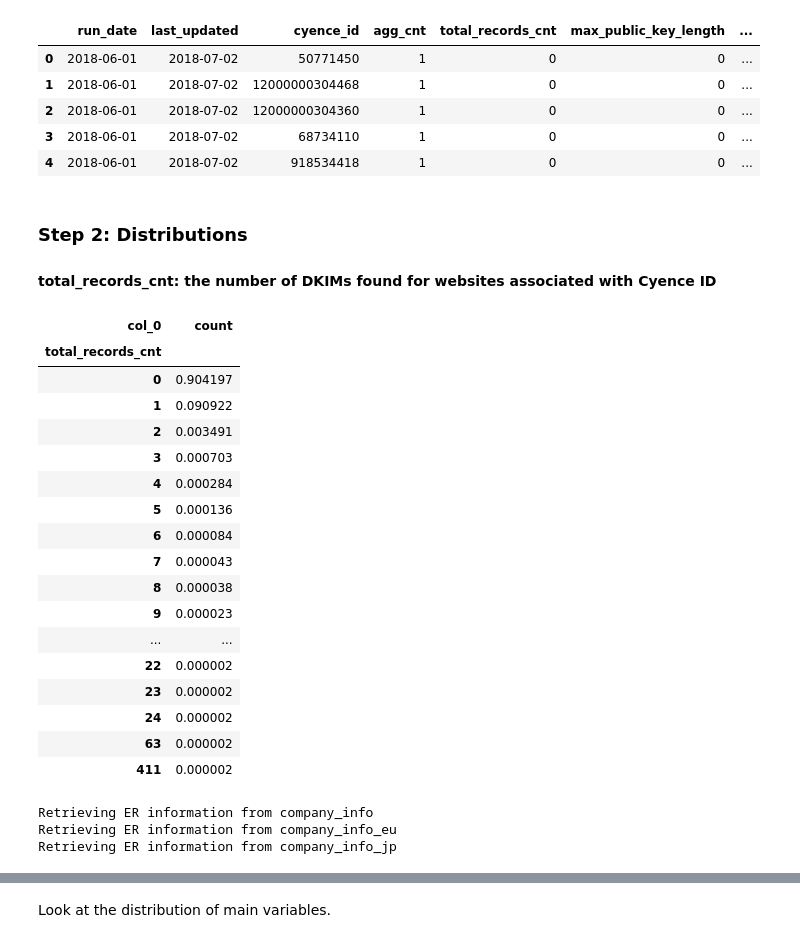
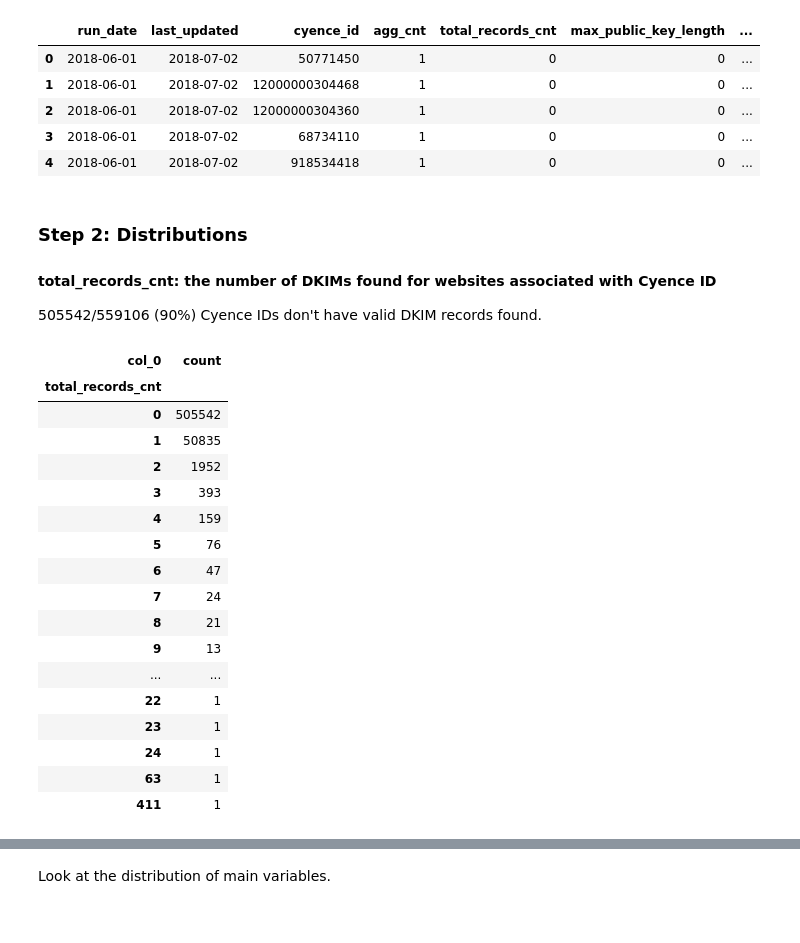
Before and after one commit to Yiming-Gao/Cyence, a Jupyter notebook: Data_Exploration/Email_Security/exploration_email.ipynb, the cells around one changed output, grey strips where cells are left out. Drawn from its saved outputs; the diff is of its cells as text; code cells hidden in the pictures.

```diff
--- a/Data_Exploration/Email_Security/exploration_email.ipynb
+++ b/Data_Exploration/Email_Security/exploration_email.ipynb
@@ -126,32 +126,27 @@ dkim.head()
 # %% [markdown]
 ### Step 2: Distributions
 #### total_records_cnt: the number of DKIMs found for websites associated with Cyence ID
+505542/559106 (90%) Cyence IDs don't have valid DKIM records found.
 # %%
 total_records_cnt_tab = pd.crosstab(index = dkim['total_records_cnt'], columns = 'count')
-total_records_cnt_tab/ total_records_cnt_tab.sum() # Look at percentage: more than 90% of data doesn't have records
+total_records_cnt_tab
+# total_records_cnt_tab/ total_records_cnt_tab.sum() # Look at percentage: more than 90% of data doesn't have records
 # %% [output]
 | col_0 | count |
 | total_records_cnt |  |
-| 0 | 0.904197 |
-| 1 | 0.090922 |
-| 2 | 0.003491 |
-| 3 | 0.000703 |
-| 4 | 0.000284 |
-| 5 | 0.000136 |
-| 6 | 0.000084 |
-| 7 | 0.000043 |
-| 8 | 0.000038 |
-| 9 | 0.000023 |
+| 0 | 505542 |
+| 1 | 50835 |
+| 2 | 1952 |
+| 3 | 393 |
+| 4 | 159 |
+| 5 | 76 |
+| 6 | 47 |
+| 7 | 24 |
+| 8 | 21 |
+| 9 | 13 |
 | ... | ... |
-| 22 | 0.000002 |
-| 23 | 0.000002 |
-| 24 | 0.000002 |
-| 63 | 0.000002 |
-| 411 | 0.000002 |
+| 22 | 1 |
+| 23 | 1 |
+| 24 | 1 |
+| 63 | 1 |
+| 411 | 1 |
-# %%
-# Create coverage plots
-cyids_info, er_info = exploration.get_revenue_and_sector(data['cyence_id'].unique(), datetime.datetime(curr_year, curr_month, 1))
-# %% [output]
-Retrieving ER information from company_info
-Retrieving ER information from company_info_eu
-Retrieving ER information from company_info_jp
```
Also changed, not shown: parts of 17 cells of this notebook.
